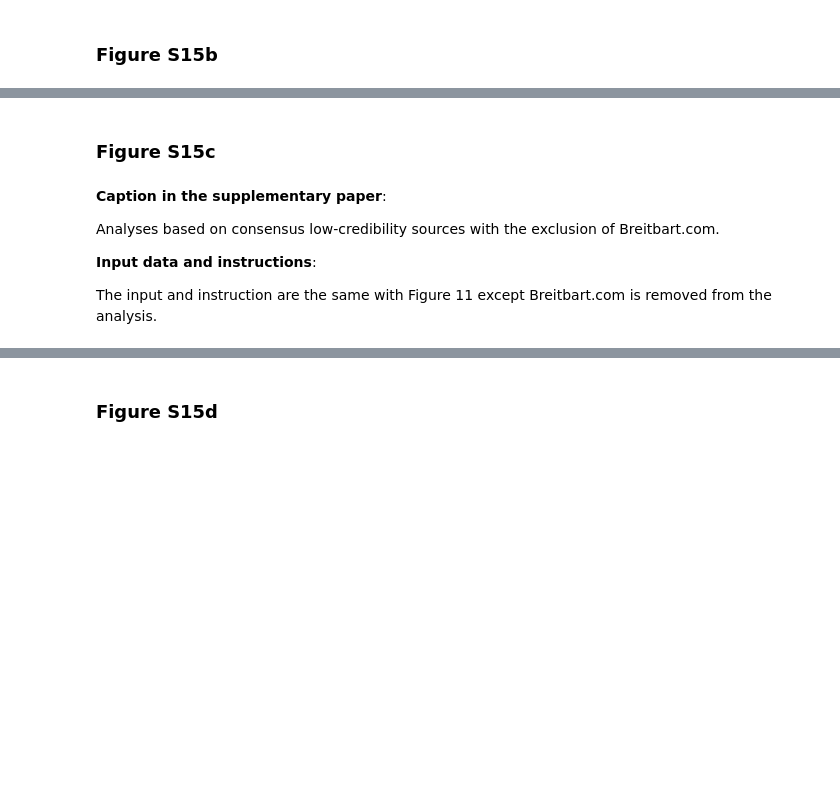
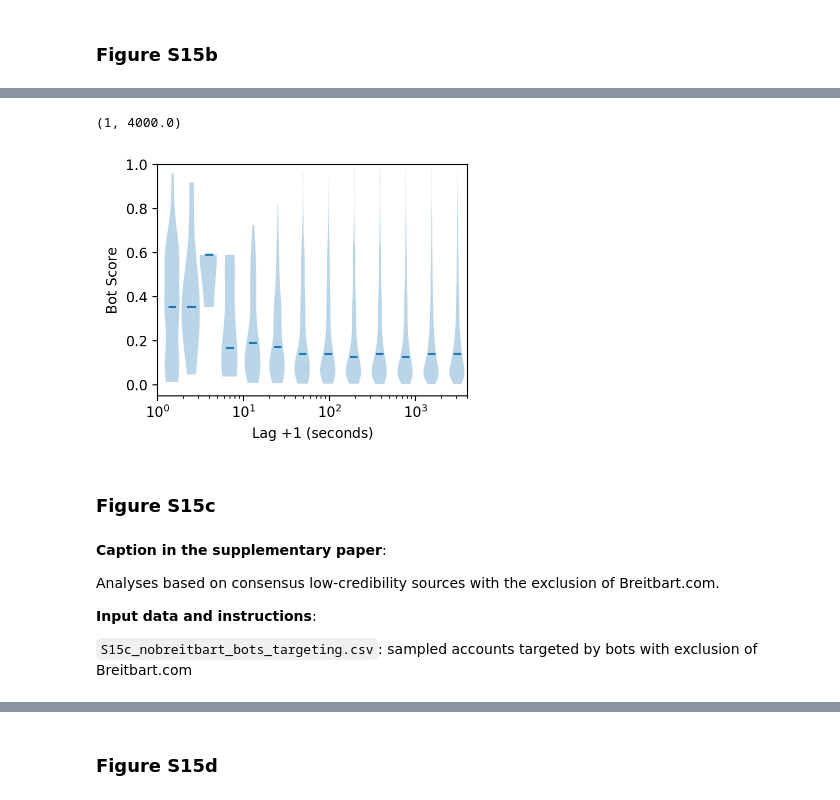
Before and after one commit to osome-iu/HoaxyBots, a Jupyter notebook: HoaxyBotsReproduction.ipynb, the cells around one changed output, grey strips where cells are left out. Cells and saved outputs as stored; diff of their text form; code cells hidden in the pictures; blank space fills up the shorter version.

```diff
--- a/HoaxyBotsReproduction.ipynb
+++ b/HoaxyBotsReproduction.ipynb
@@ -1798,3 +1783,48 @@ The input and instruction are the same with Figure 12 except Breitbart.com is re
+# %%
+base = 2
+fn = join(DATA_DIR, 'S15b_nobreitbart_bots_in_first_hour.csv')
+df = pd.read_csv(fn)
+
+fig, ax = plt.subplots(figsize=FIGSIZE)
+
+X = df.second.values + 1
+logger.info('Maximum seconds is: %s', X.max())
+if len(df.loc[df.second == 1]) > 0:
+    logger.info('bin [1,2) needed!')
+    nxbins = int(np.ceil(nplog(X.max(), base=base))) + 1
+    xbins = np.ones(nxbins + 1)
+    xbins[1:] = 1 + base**np.arange(0, nxbins)
+else:
+    logger.info('bin [1,2) not needed!')
+    nxbins = int(np.ceil(nplog(X.max(), base=base)))
+    xbins = base**np.arange(0, nxbins + 1)
+logger.info('xbins are %s', xbins)
+data = []
+for i in range(nxbins - 1):
+    dfi = df.loc[(X >= xbins[i]) & (X < xbins[i + 1])]
+    data.append(dfi.bot_score.values)
+dfi = df.loc[(X >= xbins[nxbins - 1]) & (X <= xbins[nxbins])]
+data.append(dfi.bot_score.values)
+positions = xbins[:-1] + np.true_divide(xbins[1:] - xbins[:-1], 2)
+logger.info('positions=%s', positions)
+ax.violinplot(
+    data,
+    positions=positions,
+    vert=True,
+    widths=0.6 * xbins[:-1],
+    showmeans=False,
+    showextrema=False,
+    showmedians=True,
+    points=100,)
+ax.set_xlabel('Lag $+1$ (seconds)')
+ax.set_ylabel('Bot Score')
+ax.set_ylim([0.1, 0.85])
+ax.set_ylim([-0.05, 1.0])
+ax.set_xscale('log')
+ax.set_xlim([1, 4e3])
+# %% [output]
+(1, 4000.0)
+[figure, added]
 # %% [markdown]
 ### Figure S15c
 # %% [markdown]
@@ -1804,4 +1834,4 @@ Analyses based on consensus low-credibility sources with the exclusion of Breitb
 
 **Input data and instructions**:
 
-The input and instruction are the same with Figure 11 except Breitbart.com is removed from the analysis.
+`S15c_nobreitbart_bots_targeting.csv`: sampled accounts targeted by bots with exclusion of Breitbart.com
```
Also changed, not shown: parts of 8 cells of this notebook.
